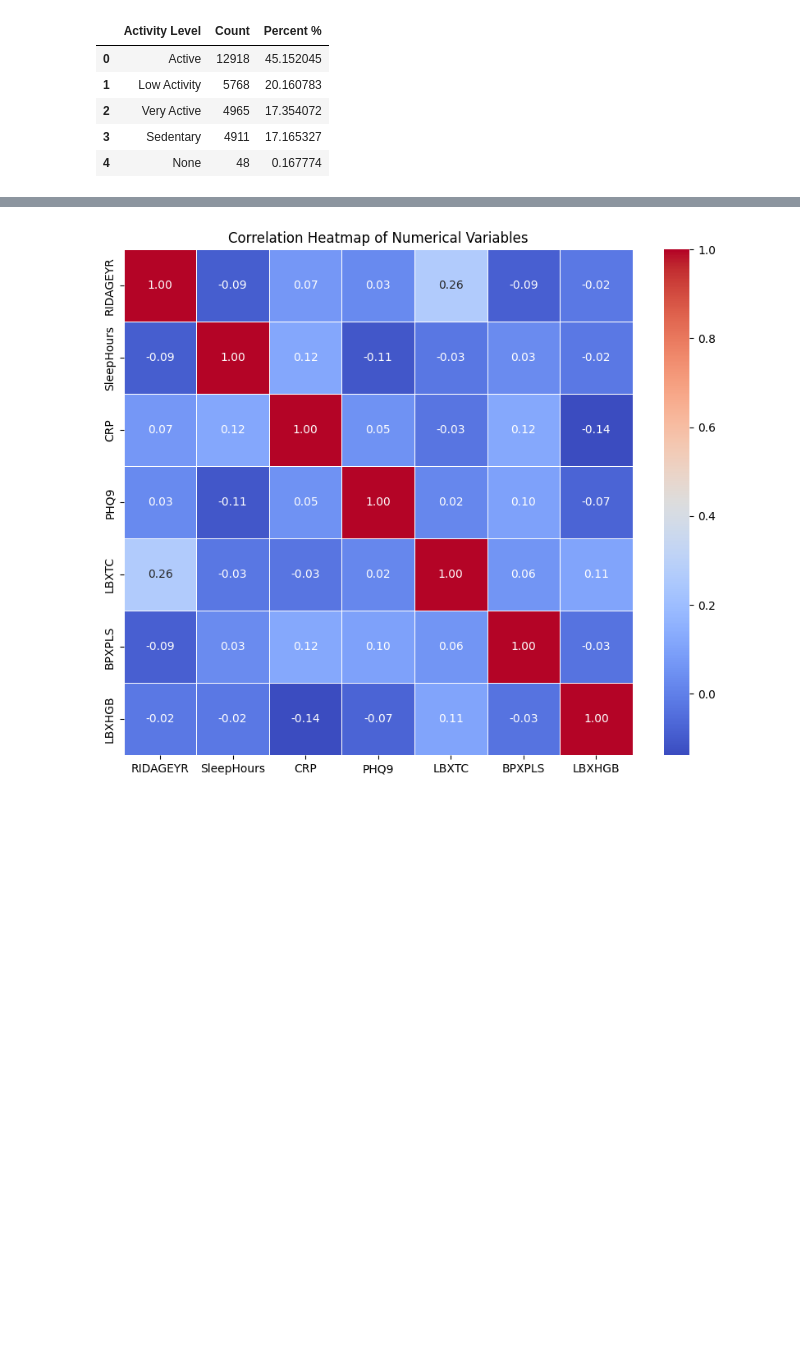
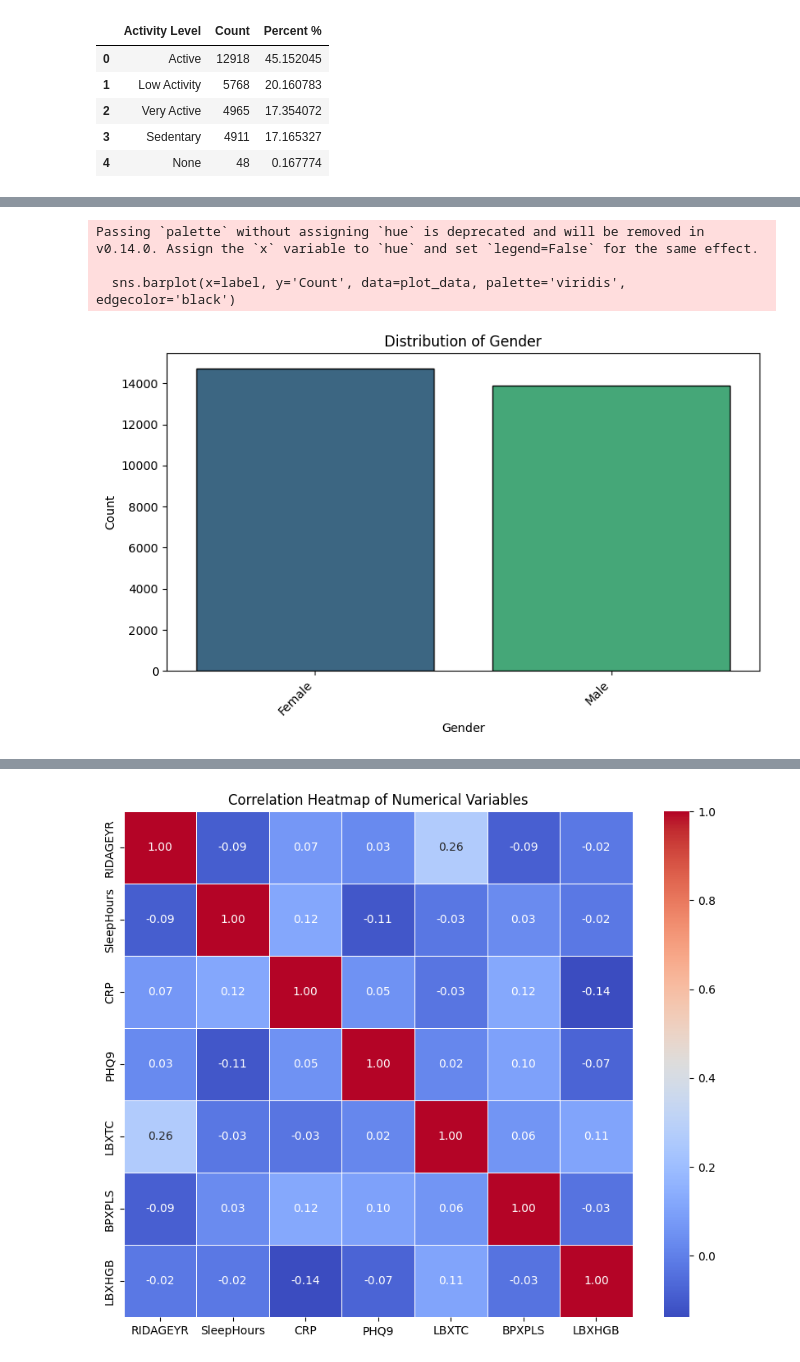
Before and after one commit to yyasminhz/rahh, a Jupyter notebook: finalised_for_presentation.ipynb, the cells around one changed output, grey strips where cells are left out. Cells and saved outputs as stored; diff of their text form; code cells hidden in the pictures; blank space fills up the shorter version.

```diff
--- a/finalised_for_presentation.ipynb
+++ b/finalised_for_presentation.ipynb
@@ -514,0 +459,80 @@ Passing `palette` without assigning `hue` is deprecated and will be removed in v
+# %%
+import matplotlib.pyplot as plt
+import seaborn as sns
+import numpy as np
+from IPython.display import display, HTML
+
+# Define categorical variables and their labels
+categorical_vars = ['RIAGENDR', 'RIDRETH1', 'SMQ020', 'ActivityLevel']
+categorical_labels = {
+    'RIAGENDR':     'Gender',
+    'RIDRETH1':     'Ethnicity',
+    'SMQ020':       'Ever Smoked',
+    'ActivityLevel':'Activity Level'
+}
+
+# Your written interpretations
+interpretations = {
+    'RIAGENDR': """
+**Gender (RIAGENDR):**
+The bar chart shows that the distribution of participants by gender is quite balanced, with a slightly higher number of female participants compared to male participants in the dataset. This indicates good representation of both genders in the sample.
+""",
+    'RIDRETH1': """
+**Ethnicity (RIDRETH1):**
+The bar chart reveals that _Non-Hispanic White_ is the largest ethnic group in the dataset, followed by Non-Hispanic Black, Mexican American, Other, and Other Hispanic. This distribution reflects U.S. population composition to some extent, but it’s important to consider these proportions when interpreting ethnic disparities.
+""",
+    'SMQ020': """
+**Ever Smoked (SMQ020):**
+The chart for smoking status indicates that a larger proportion of participants have **not** smoked at least 100 cigarettes in their lifetime (“No”) compared to those who have (“Yes”). There is also a small percentage of missing data. Smoking is an important confounder in the relationship between biomarkers and depression.
+""",
+    'ActivityLevel': """
+**Activity Level (PAD680 → ActivityLevel):**
+The bar chart shows that the “Active” category has the highest number of participants, followed by “Low Activity,” “Very Active,” and “Sedentary.” There is a very small percentage of missing data. This varied distribution of physical activity levels will help in examining its influence on depressive symptoms and biomarkers.
+"""
+}
+
+# Map numerical codes to labels for plotting
+df_all['RIAGENDR_label']   = df_all['RIAGENDR'].map(gender_map)
+df_all['RIDRETH1_label']   = df_all['RIDRETH1'].map(race_map)
+df_all['SMQ020_label']     = df_all['SMQ020'].map(smoke100_map)
+# ActivityLevel is already string-labeled
+
+# Create grouped bar charts with inline interpretation
+for var in categorical_vars:
+    label = categorical_labels[var]
+
+    # build the small DataFrame of counts
+    if var == 'ActivityLevel':
+        plot_data = (
+            df_all['ActivityLevel']
+            .dropna()
+            .value_counts()
+            .rename_axis(label)
+            .reset_index(name='Count')
+        )
+    else:
+        plot_data = (
+            df_all[f'{var}_label']
+            .dropna()
+            .value_counts()
+            .rename_axis(label)
+            .reset_index(name='Count')
+        )
+
+    # --- Plot ---
+    plt.figure(figsize=(8,5))
+    sns.barplot(x=label, y='Count', data=plot_data, palette='viridis', edgecolor='black')
+    plt.title(f'Distribution of {label}')
+    plt.xlabel(label)
+    plt.ylabel('Count')
+    plt.xticks(rotation=45, ha='right')
+    plt.tight_layout()
+    plt.show()
+
+    # --- Interpretation ---
+    display(HTML(f"<div style='font-size:14px; line-height:1.4; margin-bottom:20px;'>{interpretations[var]}</div>"))
+# %% [output]
+Passing `palette` without assigning `hue` is deprecated and will be removed in v0.14.0. Assign the `x` variable to `hue` and set `legend=False` for the same effect.
+
+  sns.barplot(x=label, y='Count', data=plot_data, palette='viridis', edgecolor='black')
+[figure, added]
```
Also changed, not shown: parts of 12 cells of this notebook.
